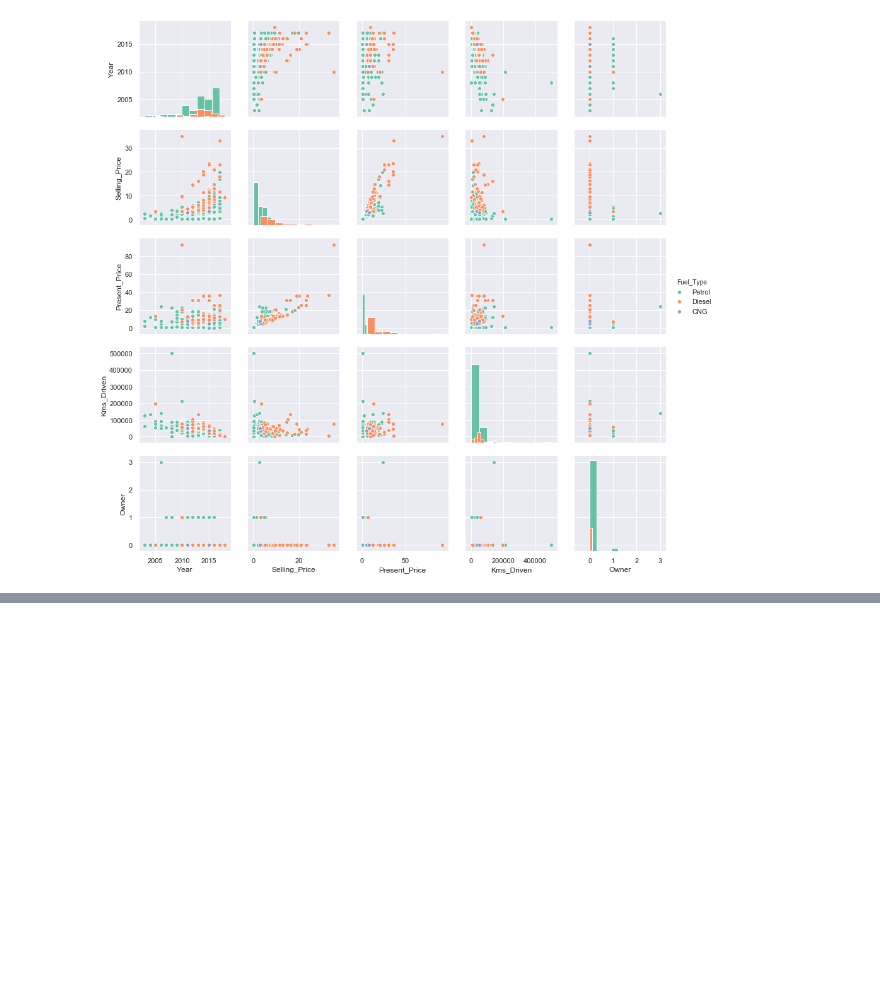
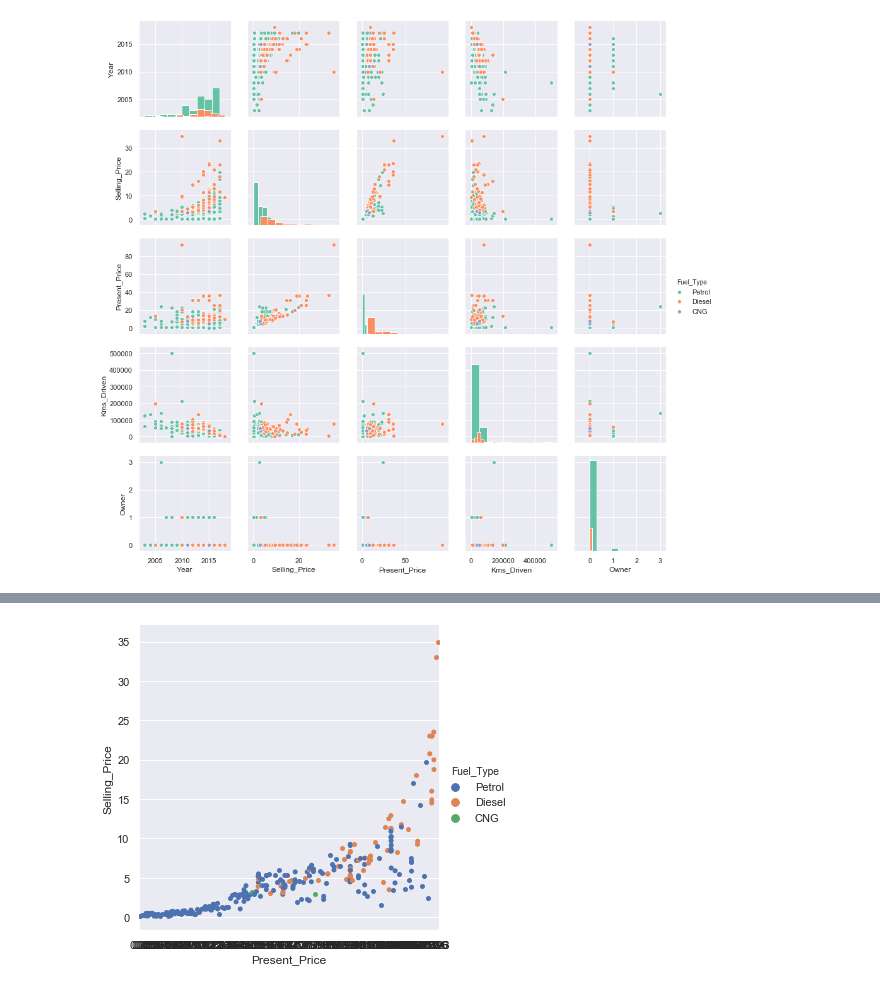
Before and after one commit to divaymohan/car_prediction, a Jupyter notebook: DataVisualization.ipynb, the cells around one changed output, grey strips where cells are left out. Cells and saved outputs as stored; diff of their text form; code cells hidden in the pictures; blank space fills up the shorter version.

```diff
--- a/DataVisualization.ipynb
+++ b/DataVisualization.ipynb
@@ -52,0 +116,4 @@ g = sns.pairplot(df, hue="Fuel_Type", palette="Set2",diag_kind="hist", height=2.
+# %%
+sns.catplot(x="Present_Price",y="Selling_Price",hue="Fuel_Type", data=df);
+# %% [output]
+[figure, added]
```
Also changed, not shown: parts of 17 cells of this notebook.
